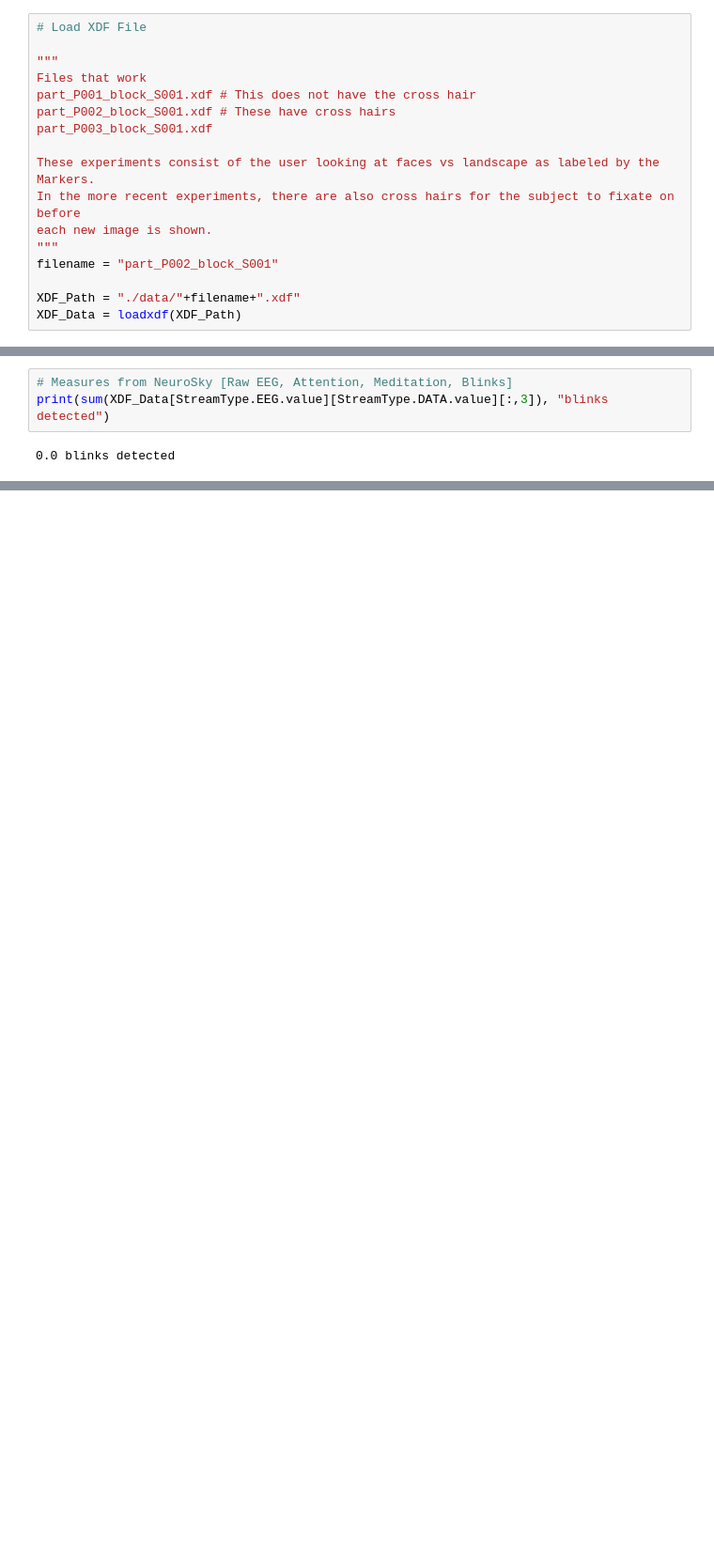
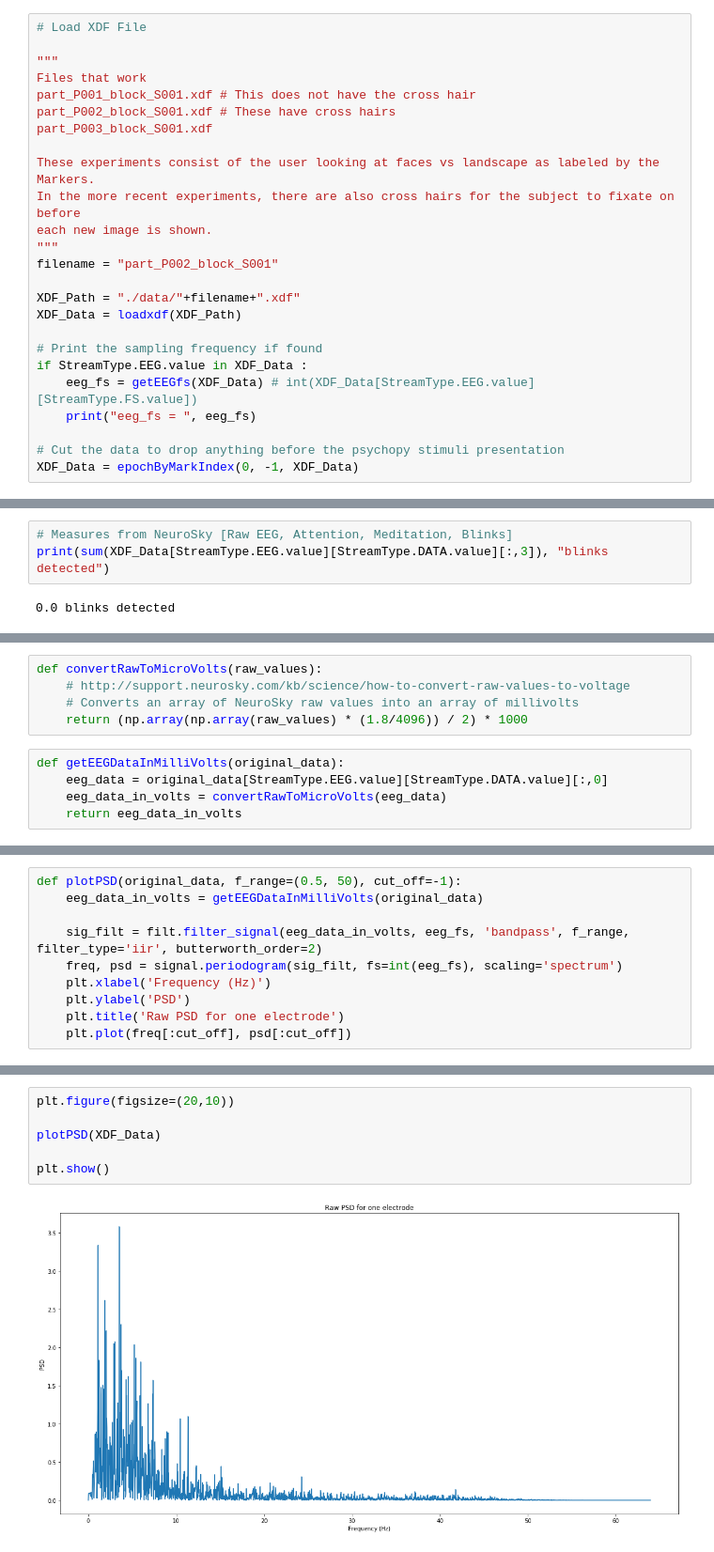
Before and after one commit to D1o0g9s/EEGFaceDetection, a Jupyter notebook: Data_Analysis/View_XDF.ipynb, the cells around one changed output, grey strips where cells are left out. Shown at 94% size. Cells and saved outputs as stored; diff of their text form; blank space fills up the shorter version.

Commit message:
added basic data vis

```diff
--- a/Data_Analysis/View_XDF.ipynb
+++ b/Data_Analysis/View_XDF.ipynb
@@ -18,3 +19,11 @@ filename = "part_P002_block_S001"
 
 XDF_Path = "./data/"+filename+".xdf"
 XDF_Data = loadxdf(XDF_Path)
+
+# Print the sampling frequency if found
+if StreamType.EEG.value in XDF_Data :
+    eeg_fs = getEEGfs(XDF_Data) # int(XDF_Data[StreamType.EEG.value][StreamType.FS.value])
+    print("eeg_fs = ", eeg_fs)
+
+# Cut the data to drop anything before the psychopy stimuli presentation
+XDF_Data = epochByMarkIndex(0, -1, XDF_Data)
@@ -82,0 +37,10 @@ first_trial = getMarkerBoundSingleMarkerData('NewImageStart', 'NewImageEnd', XDF
+# %%
+def convertRawToMicroVolts(raw_values):
+    # http://support.neurosky.com/kb/science/how-to-convert-raw-values-to-voltage
+    # Converts an array of NeuroSky raw values into an array of millivolts
+    return (np.array(np.array(raw_values) * (1.8/4096)) / 2) * 1000
+# %%
+def getEEGDataInMilliVolts(original_data):
+    eeg_data = original_data[StreamType.EEG.value][StreamType.DATA.value][:,0]
+    eeg_data_in_volts = convertRawToMicroVolts(eeg_data)
+    return eeg_data_in_volts
@@ -82,0 +69,10 @@ first_trial = getMarkerBoundSingleMarkerData('NewImageStart', 'NewImageEnd', XDF
+# %%
+def plotPSD(original_data, f_range=(0.5, 50), cut_off=-1):
+    eeg_data_in_volts = getEEGDataInMilliVolts(original_data)
+
+    sig_filt = filt.filter_signal(eeg_data_in_volts, eeg_fs, 'bandpass', f_range, filter_type='iir', butterworth_order=2)
+    freq, psd = signal.periodogram(sig_filt, fs=int(eeg_fs), scaling='spectrum')
+    plt.xlabel('Frequency (Hz)')
+    plt.ylabel('PSD')
+    plt.title('Raw PSD for one electrode')
+    plt.plot(freq[:cut_off], psd[:cut_off])
@@ -82,0 +144,8 @@ first_trial = getMarkerBoundSingleMarkerData('NewImageStart', 'NewImageEnd', XDF
+# %%
+plt.figure(figsize=(20,10))
+
+plotPSD(XDF_Data)
+
+plt.show()
+# %% [output]
+[figure, added]
```
Also changed, not shown: parts of 24 cells of this notebook, 4 other files.
